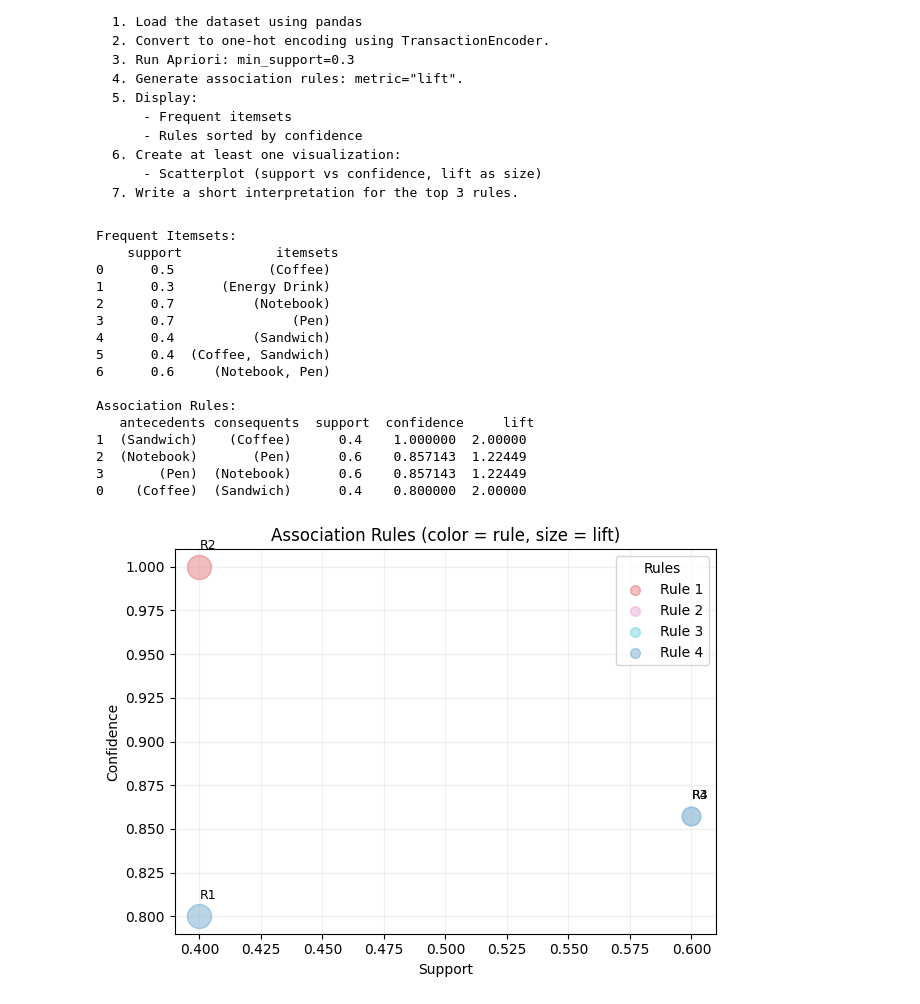
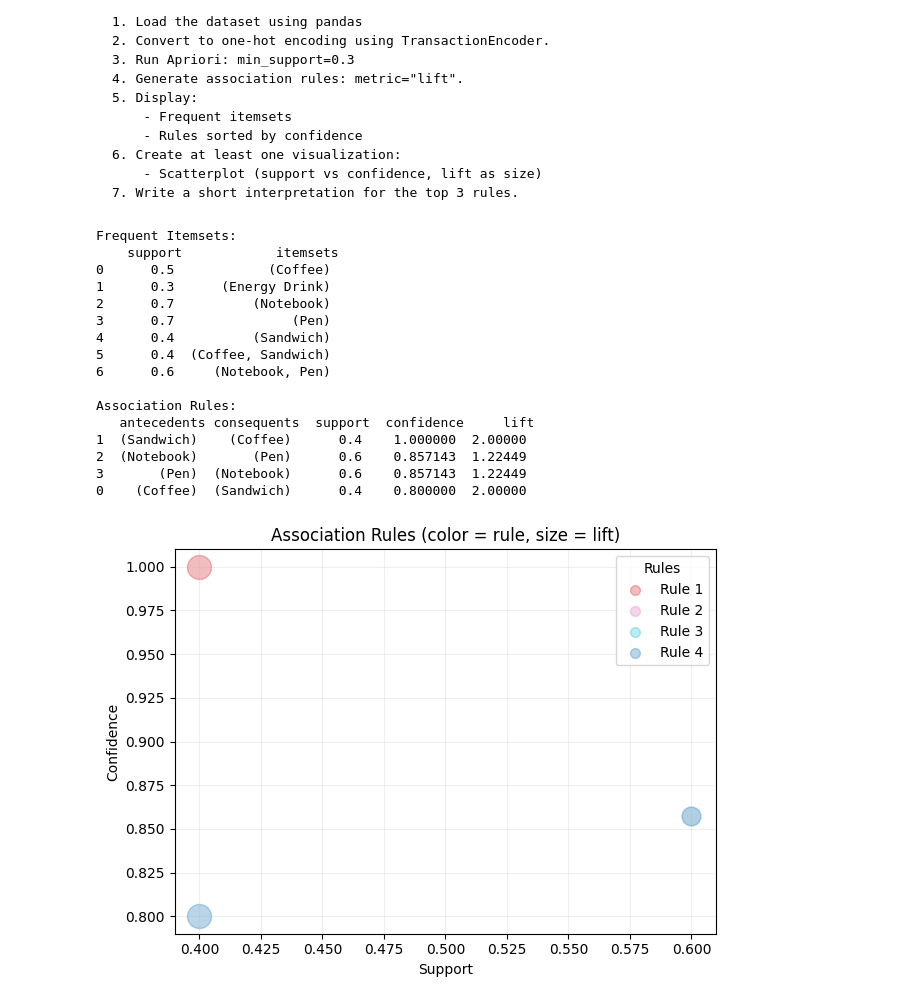
Before and after one commit to magneofico/csc172-unsupervised-learning-senyahan, a Jupyter notebook: Unsupervised_Learning.ipynb, the cells around one changed output. Drawn from its saved outputs; the diff is of its cells as text; code cells hidden in the pictures.

```diff
--- a/Unsupervised_Learning.ipynb
+++ b/Unsupervised_Learning.ipynb
@@ -455,19 +171,11 @@ for i, row in rules.iterrows():
     sc = plt.scatter(
         row['support'],
         row['confidence'],
-        s=row['lift'] * 150,   # bubble size in chart
+        s=row['lift'] * 150,
         color=colors[i],
         alpha=0.3
     )
     scatter_points.append(sc)
-
-    plt.text(
-        row['support'],
-        row['confidence'] + 0.01,
-        f"R{i+1}",
-        fontsize=9,
-        ha='center'
-    )
 
 plt.xlabel('Support')
 plt.ylabel('Confidence')
@@ -487,31 +195,31 @@ legend = plt.legend(
     title="Rules",
     loc='upper right',
     scatterpoints=1
 )
 
 handles = legend.legendHandles if hasattr(legend, "legendHandles") else legend.legend_handles
 for h in handles:
     h.set_sizes([50])
 
 plt.tight_layout()
 plt.grid(alpha=0.2)
 
 plt.show()
 # %% [output]
 Frequent Itemsets:
     support            itemsets
 0      0.5            (Coffee)
 1      0.3      (Energy Drink)
 2      0.7          (Notebook)
 3      0.7               (Pen)
 4      0.4          (Sandwich)
 5      0.4  (Coffee, Sandwich)
 6      0.6     (Notebook, Pen)
 
 Association Rules:
    antecedents consequents  support  confidence     lift
 1  (Sandwich)    (Coffee)      0.4    1.000000  2.00000
 2  (Notebook)       (Pen)      0.6    0.857143  1.22449
 3       (Pen)  (Notebook)      0.6    0.857143  1.22449
 0    (Coffee)  (Sandwich)      0.4    0.800000  2.00000
-[figure, old version]
+[figure, new version]
```
Also changed, not shown: parts of 14 cells of this notebook.
